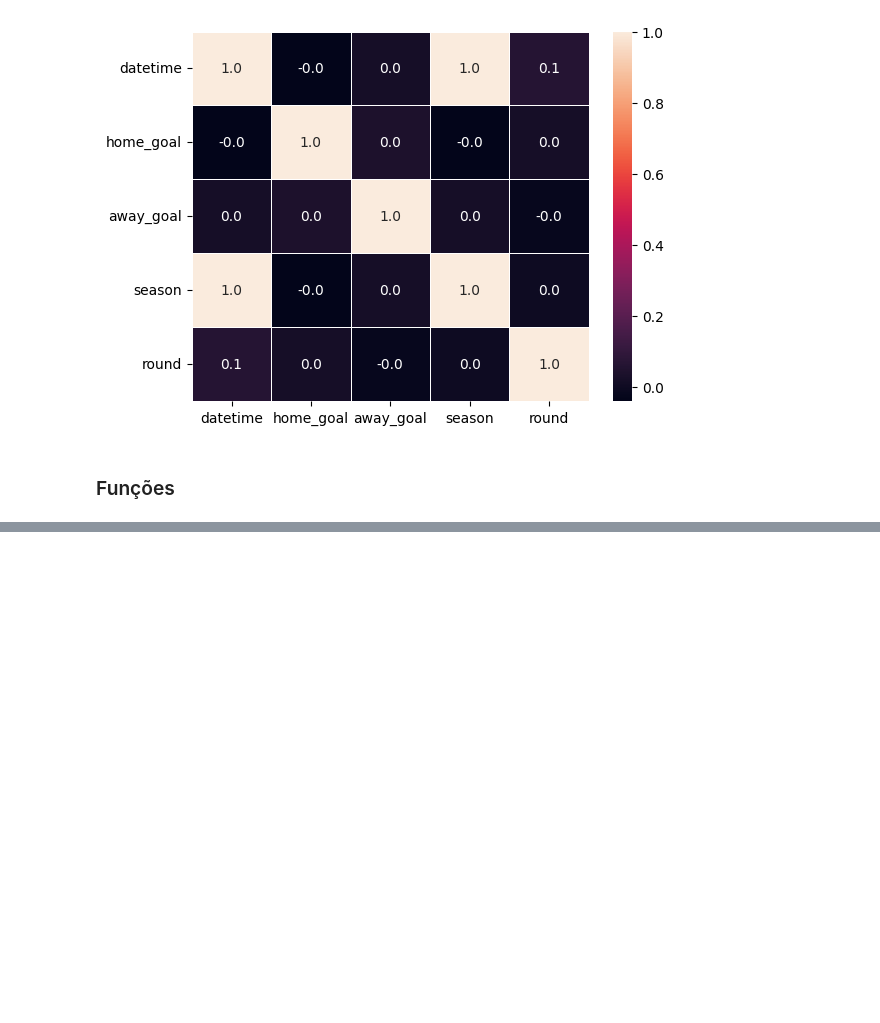
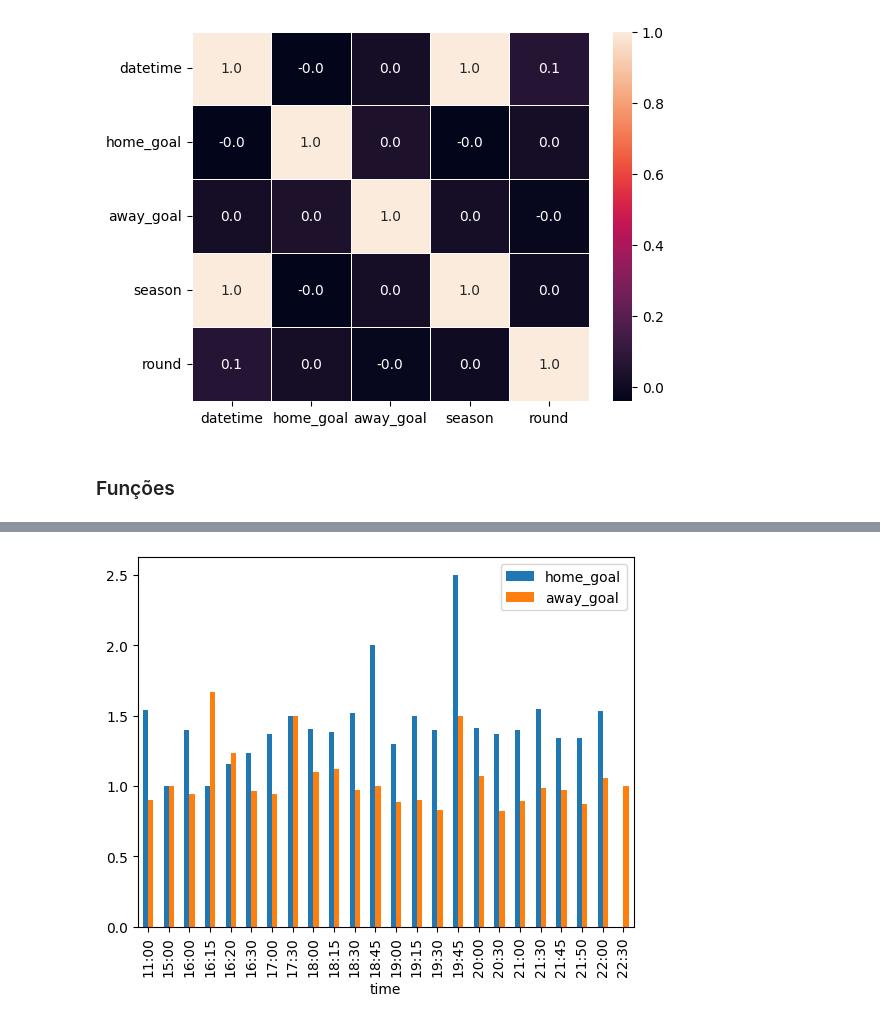
Before and after one commit to GabrielGrub/Trainee_FEA.dev, a Jupyter notebook: Projeto - Futebol Brasileiro/Projeto.ipynb, the cells around one changed output, grey strips where cells are left out. Saved outputs shown, nothing was run; the diff lists cells and outputs as text; code cells hidden in the pictures; blank space fills up the shorter version.

```diff
--- a/Projeto - Futebol Brasileiro/Projeto.ipynb
+++ b/Projeto - Futebol Brasileiro/Projeto.ipynb
@@ -385,9 +386,6 @@ plot
 # %% [markdown]
 ### Funções
 # %%
-brasileirao["datetime"] = pd.to_datetime(brasileirao["datetime"])
-brasileirao["time"] = brasileirao["datetime"].dt.time
-
 
 def won_match(team1, team2, result1, result2):
     """Recebe dois times, e os gols feitos por cada um no jogo, e retorna o nome do vencedor, e o empate caso não tenha"""
@@ -398,10 +396,8 @@ def won_match(team1, team2, result1, result2):
     else:
         return team1  # result 1 ganha
 
-
 teams = brasileirao["home_team"].unique()
 # mudar para listas?
-
 
 def classificação(data_frame):
     tabela = teams  # trbalhar com dicionarios)
@@ -424,7 +420,7 @@ def classificação(data_frame):
     )  # sort dos dados para ficar em ordem
     return tabela
 
-#print(brasileirao.columns)
-#print(brasileirao.head())
+print(brasileirao.columns)
+print(brasileirao.head())
 # %% [output]
 Index(['datetime', 'home_team', 'home_team_state', 'away_team',
@@ -445,0 +488,9 @@ Index(['datetime', 'home_team', 'home_team_state', 'away_team',
+# %%
+# Formatando a coluna "datetime" para exibir apenas as horas e minutos
+brasileirao['datetime'] = pd.to_datetime(brasileirao['datetime'])
+brasileirao['time'] = brasileirao['datetime'].dt.strftime('%H:%M')
+
+# Removendo a coluna original "datetime" pois não será mais necessária
+brasileirao.drop(columns=['datetime'], inplace=True)
+
+brasileirao.head()
@@ -445,0 +504,11 @@ Index(['datetime', 'home_team', 'home_team_state', 'away_team',
+# %%
+# Agrupando o DataFrame 'brasileirao' por time e calculando a média dos gols feitos em casa (home_goal) e fora de casa (away_goal) para cada time
+horarios = brasileirao.groupby('time')[["home_goal","away_goal"]].mean()
+
+# Plotando um gráfico de barras para visualizar as médias de gols dos times que têm 30 ou mais jogos disputados
+horarios.plot(kind='bar')
+
+# Exibindo o gráfico
+plt.show()
+# %% [output]
+[figure, added]
```
Also changed, not shown: parts of 12 cells of this notebook.
